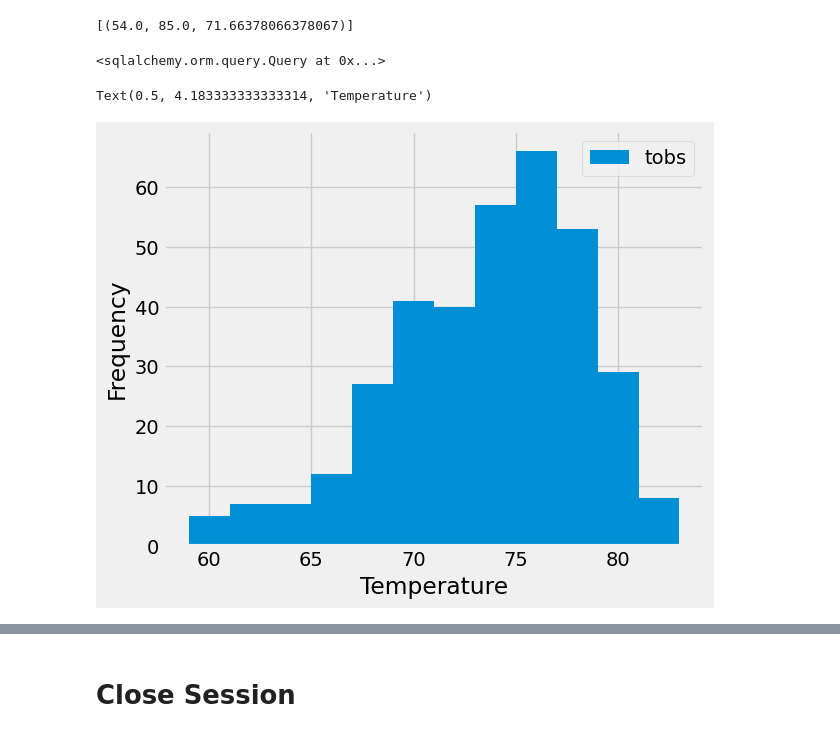
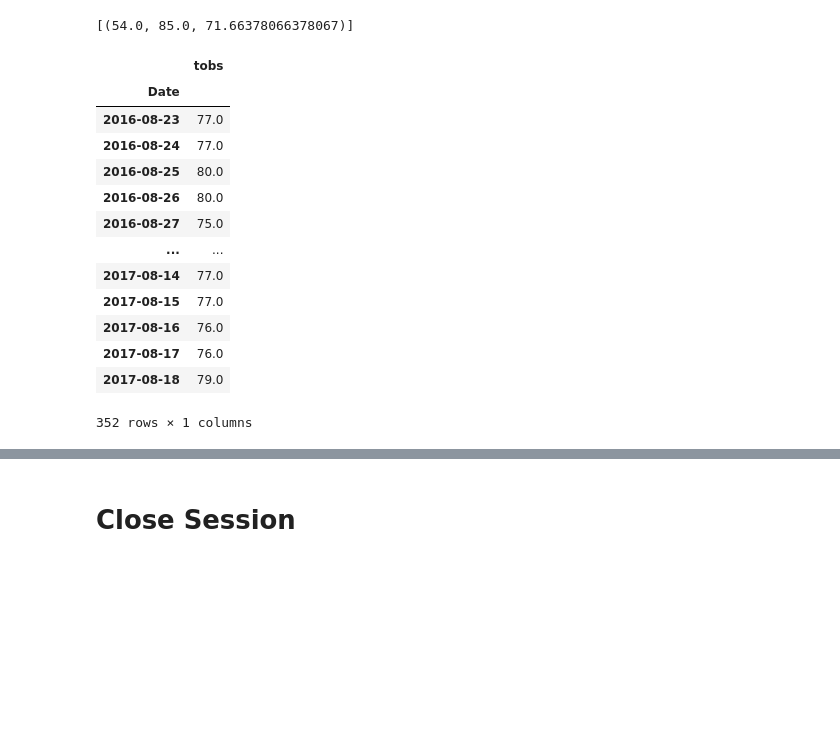
Before and after one commit to ZalakG/sqlalchemy-challenge, a Jupyter notebook: SurfUp/climate_starter.ipynb, the cells around one changed output, grey strips where cells are left out. Drawn from its saved outputs; the diff is of its cells as text; code cells hidden in the pictures; blank space fills up the shorter version.

```diff
--- a/SurfUp/climate_starter.ipynb
+++ b/SurfUp/climate_starter.ipynb
@@ -257,19 +249,30 @@ most_active_station_temp = session.query(func.min(Measurement.tobs),\
 most_active_station_temp
 # %% [output]
 [(54.0, 85.0, 71.66378066378067)]
-# %%
-temp_result = session.query(Measurement.station, Measurement.tobs).\
-              filter(Measurement.station == most_active_station_temp).\
-              filter(Measurement.date >= yearago_date)
-temp_result
-# %% [output]
-<sqlalchemy.orm.query.Query at 0x...>
 # %%
-# Using the most active station id
-# Query the last 12 months of temperature observation data for this station and plot the results as a histogram
-temp_result = session.query(Measurement.station, Measurement.tobs).\
-              filter(Measurement.station == most_active_station_temp).\
-              filter(Measurement.date >= yearago_date )
+# Design a query to get the previous 12 months of temperature observation (TOBS) data that filters by the station
+# that has the greatest number of observations
+
+last_12months_temp_result = session.query(Measurement.date, Measurement.tobs).\
+                        filter(Measurement.station == 'USC00519281').\
+                        filter(Measurement.date >= yearago_date).all()
-# %% [output]
-Text(0.5, 4.183333333333314, 'Temperature')
-[figure, removed]
+# %%
+# Save the query results to a Pandas DataFrame
+observation_df = pd.DataFrame(last_12months_temp_result, columns=['Date','tobs'])
+observation_df.set_index('Date', inplace = True)
+observation_df
+# %% [output]
+|  | tobs |
+| Date |  |
+| 2016-08-23 | 77.0 |
+| 2016-08-24 | 77.0 |
+| 2016-08-25 | 80.0 |
+| 2016-08-26 | 80.0 |
+| 2016-08-27 | 75.0 |
+| ... | ... |
+| 2017-08-14 | 77.0 |
+| 2017-08-15 | 77.0 |
+| 2017-08-16 | 76.0 |
+| 2017-08-17 | 76.0 |
+| 2017-08-18 | 79.0 |
+352 rows × 1 columns
```
Also changed, not shown: parts of 11 cells of this notebook.
